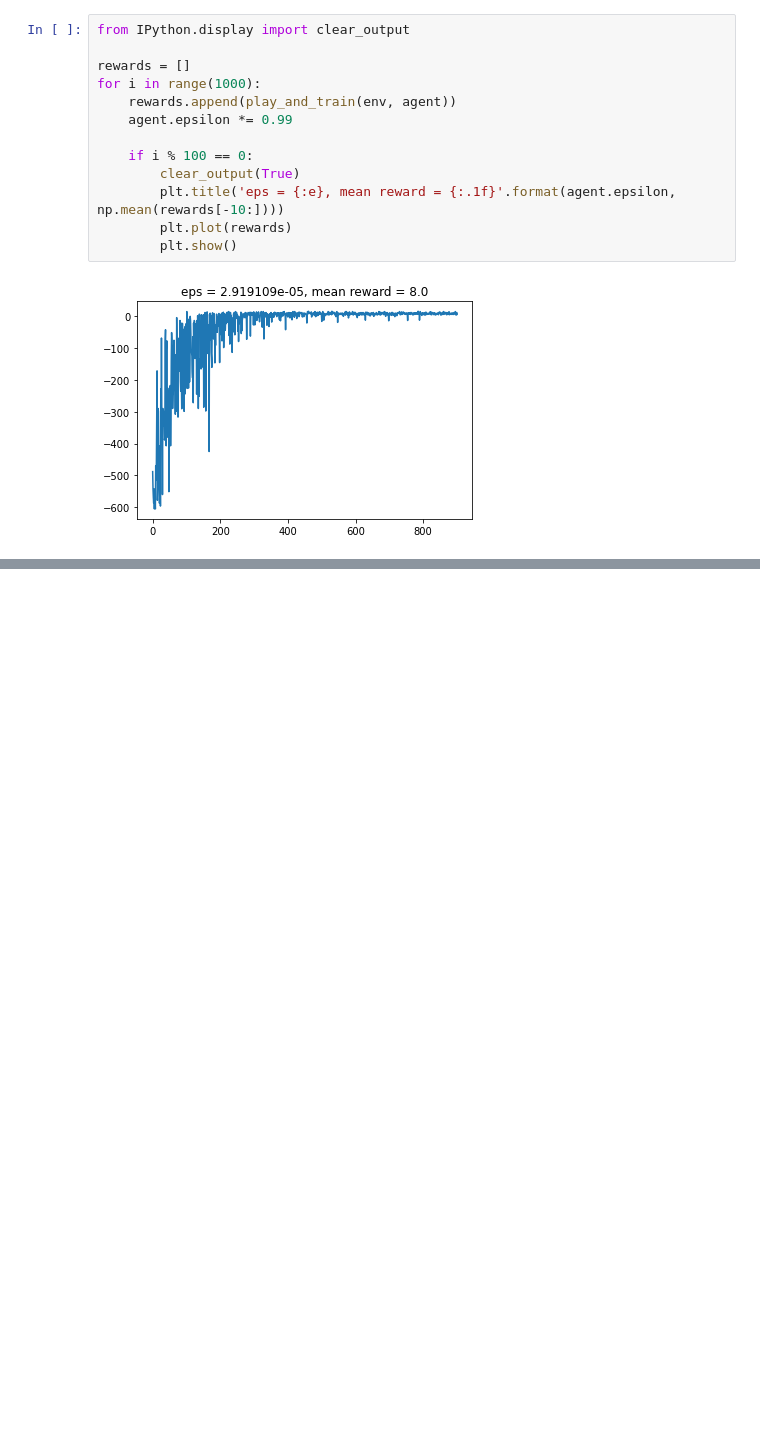
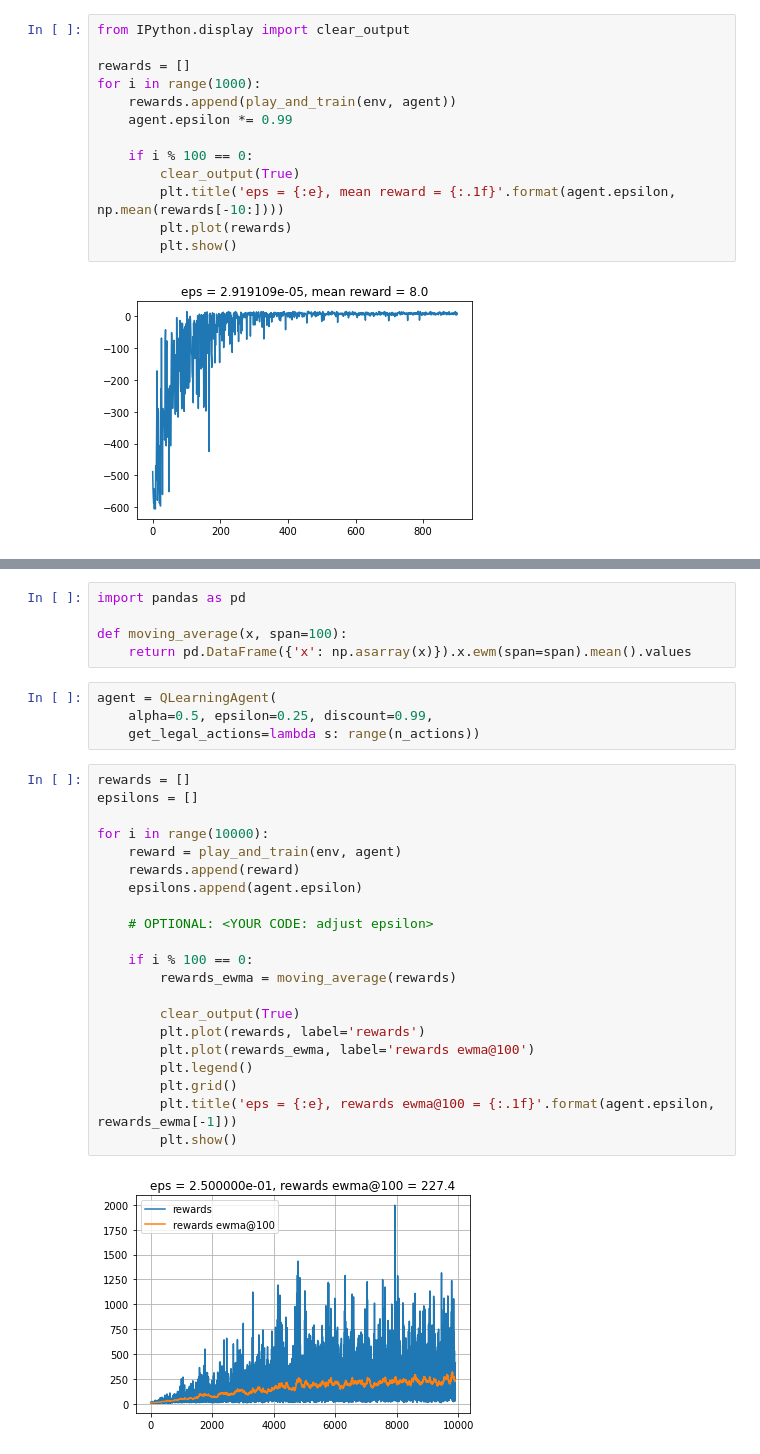
Before and after one commit to Dikshuy/Practical-RL, a Jupyter notebook: week3_model_free/q_learning.ipynb, the cells around one changed output, grey strips where cells are left out. Saved outputs shown, nothing was run; the diff lists cells and outputs as text; blank space fills up the shorter version.

```diff
--- a/week3_model_free/q_learning.ipynb
+++ b/week3_model_free/q_learning.ipynb
@@ -195,0 +288,32 @@ for i in range(1000):
+# %%
+import pandas as pd
+
+def moving_average(x, span=100):
+    return pd.DataFrame({'x': np.asarray(x)}).x.ewm(span=span).mean().values
+# %%
+agent = QLearningAgent(
+    alpha=0.5, epsilon=0.25, discount=0.99,
+    get_legal_actions=lambda s: range(n_actions))
+# %%
+rewards = []
+epsilons = []
+
+for i in range(10000):
+    reward = play_and_train(env, agent)
+    rewards.append(reward)
+    epsilons.append(agent.epsilon)
+
+    # OPTIONAL: <YOUR CODE: adjust epsilon>
+
+    if i % 100 == 0:
+        rewards_ewma = moving_average(rewards)
+
+        clear_output(True)
+        plt.plot(rewards, label='rewards')
+        plt.plot(rewards_ewma, label='rewards ewma@100')
+        plt.legend()
+        plt.grid()
+        plt.title('eps = {:e}, rewards ewma@100 = {:.1f}'.format(agent.epsilon, rewards_ewma[-1]))
+        plt.show()
+# %% [output]
+[figure, added]
```
Also changed, not shown: parts of 11 cells of this notebook.
